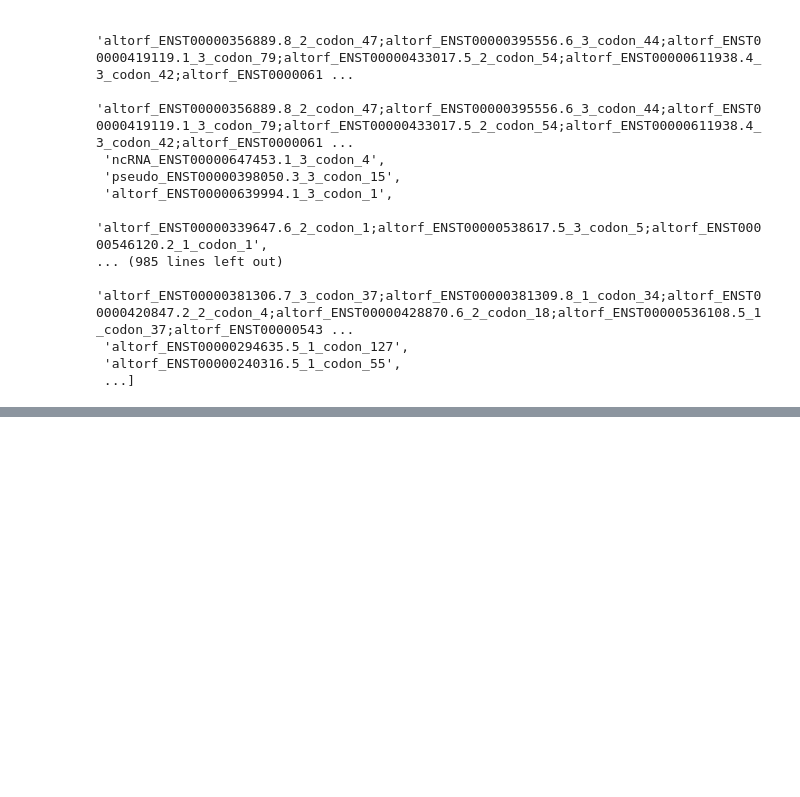
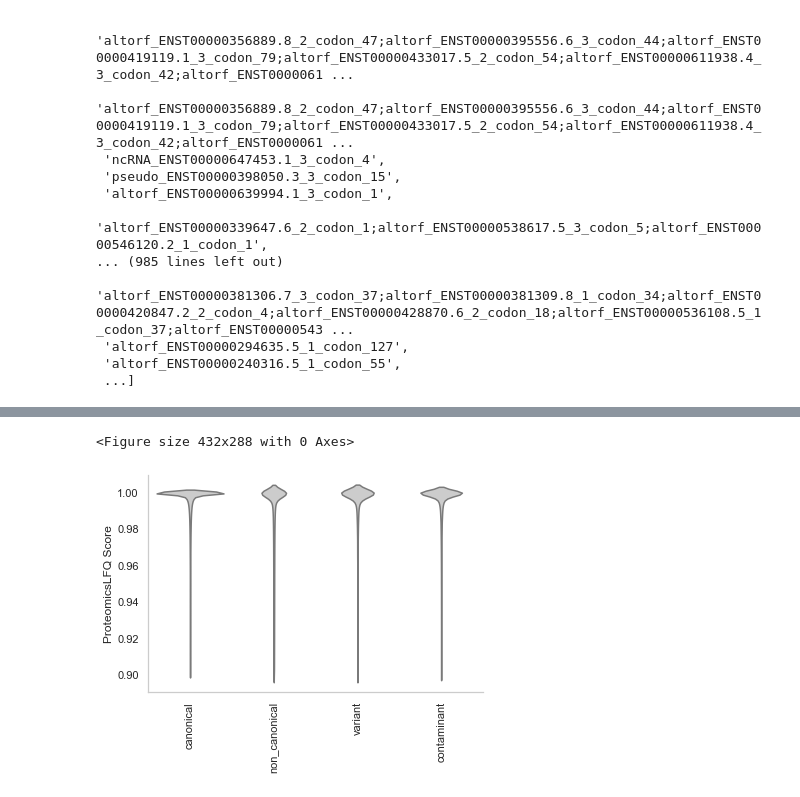
Before and after one commit to ypriverol/pgdb-manuscript, a Jupyter notebook: Peptide_analysis.ipynb, the cells around one changed output, grey strips where cells are left out. Drawn from its saved outputs; the diff is of its cells as text; code cells hidden in the pictures; blank space fills up the shorter version.

```diff
--- a/Peptide_analysis.ipynb
+++ b/Peptide_analysis.ipynb
@@ -361,0 +388,19 @@ triqler_noncan_targets[triqler_noncan_targets['peptide']=='EAGAGAEAAAGSARPLGR']
+# %%
+import math
+psms['searchScoreExp'] = psms['searchScore'].apply(math.exp)
+# %%
+plt.clf()
+plt.figure()
+fig = sns.violinplot(x="Class", y="searchScore", data=psms[psms['searchScore']>=0.9], inner=None, color=".8")
+#fig = sns.boxplot(x = 'Class', y= 'searchScore', data = psms[psms['searchScore']>=0.9], flierprops=flierprops, medianprops=dict(color="white", alpha=0.7))
+#fig = sns.swarmplot(x = "Class", y = "searchScore", data = psms, color = ".25")
+fig.set_xlabel('')
+fig.set_ylabel('ProteomicsLFQ Score')
+sns.despine(right=True)
+fig.grid(False)
+fig.set_xticklabels(fig.get_xticklabels(), rotation=90)
+plt.savefig('class_0.9-1_violin.svg', bbox_inches='tight')
+plt.savefig('class_0.9-1_violin.pdf', bbox_inches='tight')
+# %% [output]
+<Figure size 432x288 with 0 Axes>
+[figure, added]
```
Also changed, not shown: parts of 5 cells of this notebook.
